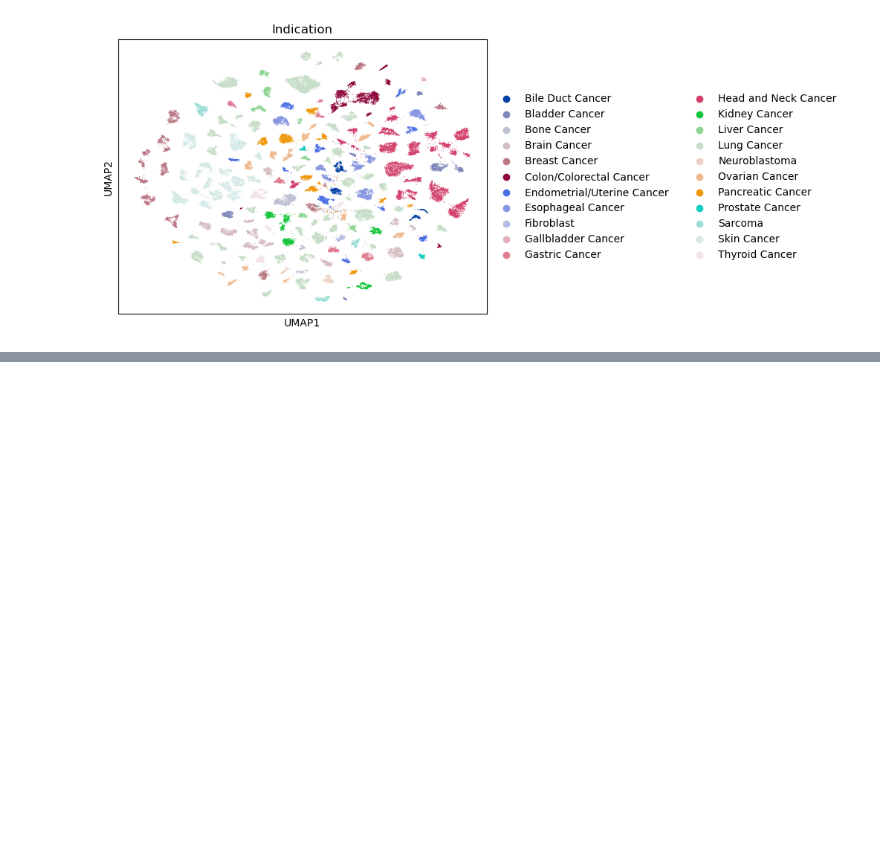
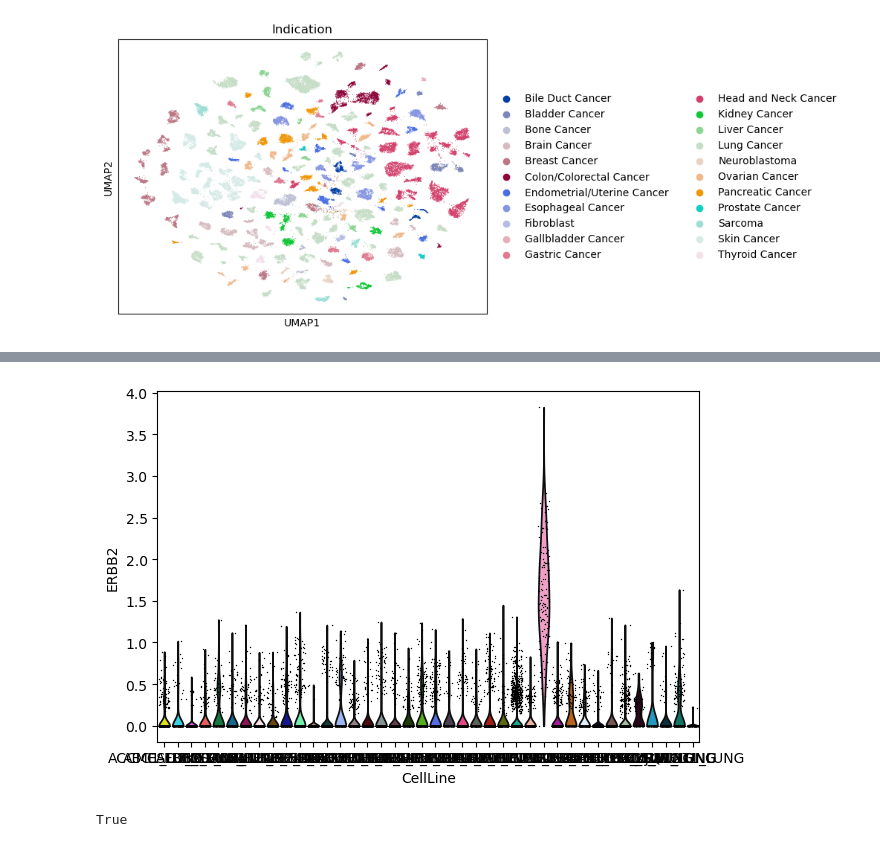
Before and after one commit to priyalT/Kinker-, a Jupyter notebook: analysis/240702_kinker_scanpy.ipynb, the cells around one changed output, grey strips where cells are left out. Drawn from its saved outputs; the diff is of its cells as text; code cells hidden in the pictures; blank space fills up the shorter version.

```diff
--- a/analysis/240702_kinker_scanpy.ipynb
+++ b/analysis/240702_kinker_scanpy.ipynb
@@ -32,0 +44,4 @@ sc.pl.umap(adata, color=['Indication'])
+# %%
+erbb2_expr = adata[:, 'ERBB2'].X.toarray().flatten()
+adata.obs['ERBB2_expr'] = erbb2_expr
+print(adata.obs.groupby('Indication')['ERBB2_expr'].mean())
@@ -32,0 +66,10 @@ sc.pl.umap(adata, color=['Indication'])
+# %%
+lung_cancer_cells = adata[adata.obs['Indication'] == 'Lung Cancer']
+sc.pl.violin(lung_cancer_cells, keys='ERBB2', groupby='CellLine', jitter=0.4)
+# %% [output]
+[figure, added]
+# %%
+#Analaysing VEGFA expression
+'VEGFA' in adata.var_names
+# %% [output]
+True
```
Also changed, not shown: parts of 6 cells of this notebook.
